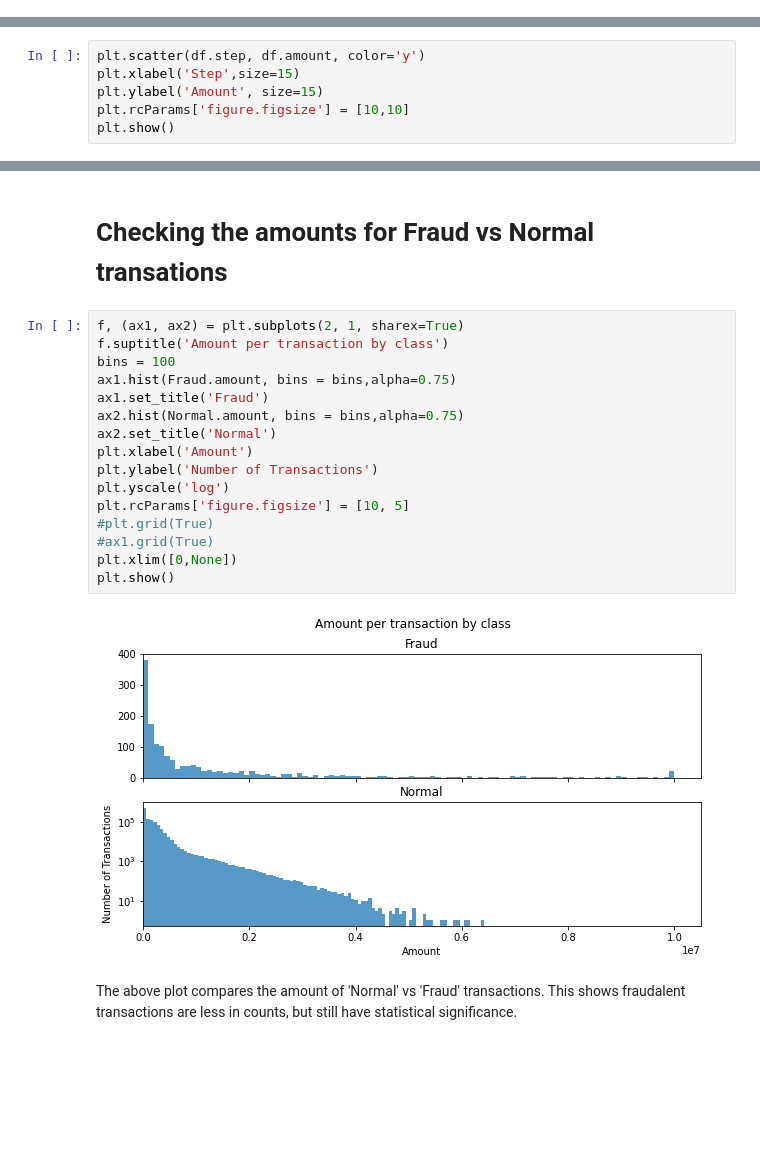
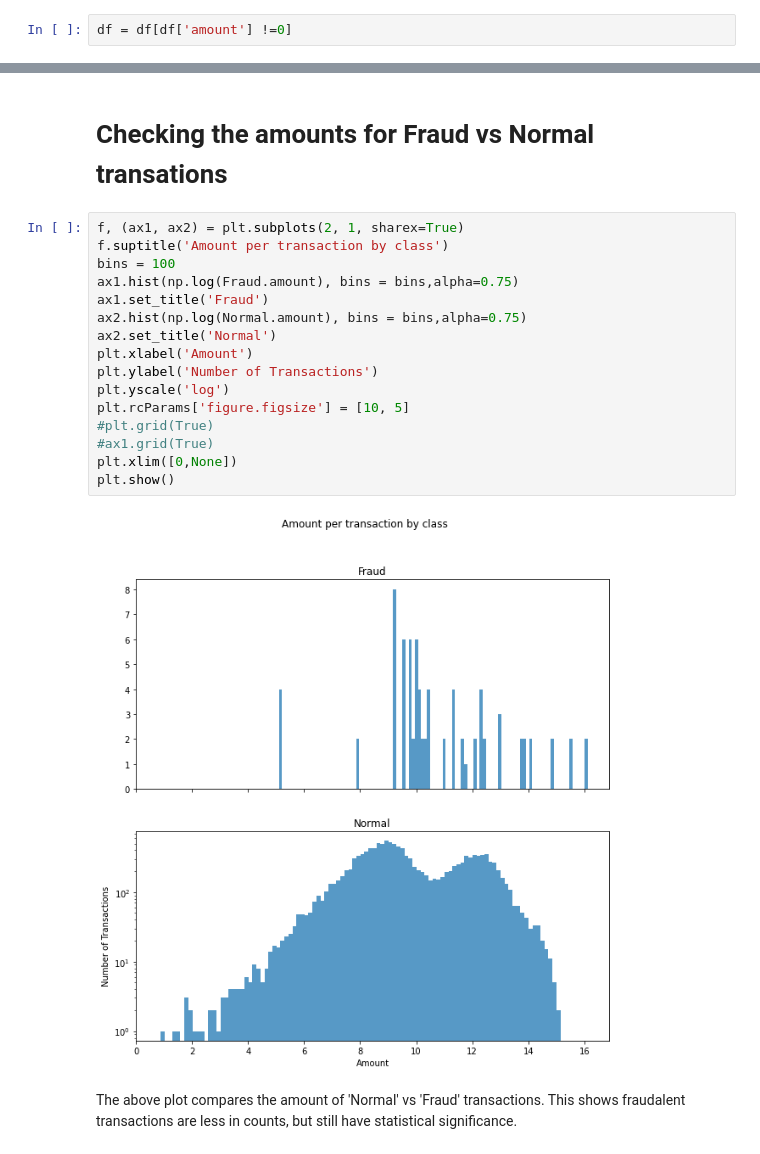
Before and after one commit to Stitaprajna/AllMyProjects, a Jupyter notebook: Fraud Detection.ipynb, the cells around one changed output, grey strips where cells are left out. Saved outputs shown, nothing was run; the diff lists cells and outputs as text; blank space fills up the shorter version.

```diff
--- a/Fraud Detection.ipynb
+++ b/Fraud Detection.ipynb
@@ -49,8 +52,4 @@ import matplotlib.pyplot as plt
+# %%
+df = df[df['amount'] !=0]
 # %% [markdown]
 # Detecting Outliers through visualisations
-# %%
-plt.scatter(df.step, df.amount, color='y')
-plt.xlabel('Step',size=15)
-plt.ylabel('Amount', size=15)
-plt.rcParams['figure.figsize'] = [10,10]
-plt.show()
@@ -118,21 +130,21 @@ Name: amount, dtype: float64
 # %%
 f, (ax1, ax2) = plt.subplots(2, 1, sharex=True)
 f.suptitle('Amount per transaction by class')
 bins = 100
-ax1.hist(Fraud.amount, bins = bins,alpha=0.75)
+ax1.hist(np.log(Fraud.amount), bins = bins,alpha=0.75)
 ax1.set_title('Fraud')
-ax2.hist(Normal.amount, bins = bins,alpha=0.75)
+ax2.hist(np.log(Normal.amount), bins = bins,alpha=0.75)
 ax2.set_title('Normal')
 plt.xlabel('Amount')
 plt.ylabel('Number of Transactions')
 plt.yscale('log')
 plt.rcParams['figure.figsize'] = [10, 5]
 #plt.grid(True)
 #ax1.grid(True)
 plt.xlim([0,None])
 plt.show()
 # %% [output]
-[figure, old version]
+[figure, new version]
 # %% [markdown]
 The above plot compares the amount of 'Normal' vs 'Fraud' transactions. This shows fraudalent transactions are less in counts, but still have statistical significance.
 # %% [markdown]
```
Also changed, not shown: parts of 41 cells of this notebook.
